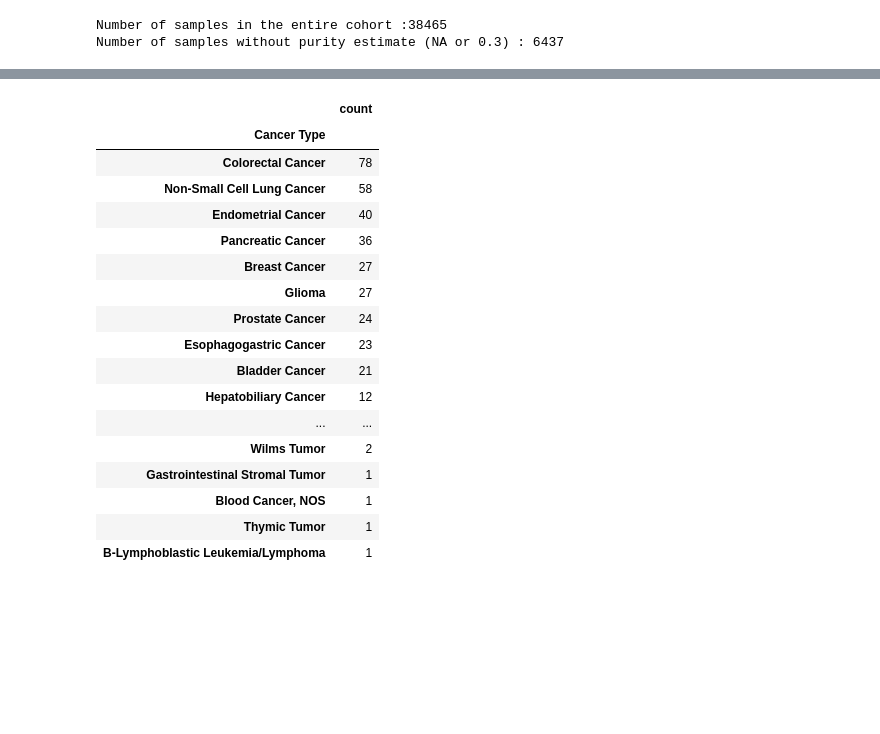
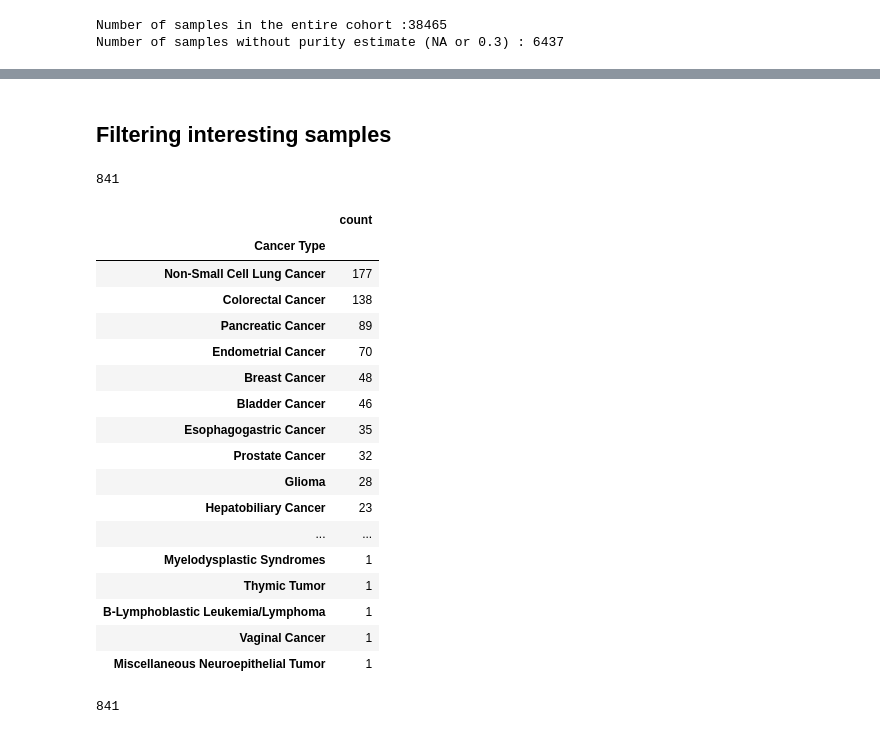
Before and after one commit to emilecohen/mskimpact_tp53_exploration, a Jupyter notebook: analysis/dataframe_generation/missing_samples_analysis/missing_samples_discovery.ipynb, the cells around one changed output, grey strips where cells are left out. Cells and saved outputs as stored; diff of their text form; code cells hidden in the pictures; blank space fills up the shorter version.

```diff
--- a/analysis/dataframe_generation/missing_samples_analysis/missing_samples_discovery.ipynb
+++ b/analysis/dataframe_generation/missing_samples_analysis/missing_samples_discovery.ipynb
@@ -81,0 +80,5 @@ Number of NA purity samples with a TP53 mutation and vaf>0.15: 427
+# %%
+max_vafs = []
+for sample in list(set(maf_cohort_na.Tumor_Sample_Barcode)):
+    sample_1 = maf_cohort[maf_cohort['Tumor_Sample_Barcode'] == sample]
+    max_vafs.append(max(sample_1.t_var_freq))
@@ -81,0 +87,5 @@ Number of NA purity samples with a TP53 mutation and vaf>0.15: 427
+# %%
+tp53_max_vafs = []
+for sample in list(set(maf_cohort_na_tp53.Tumor_Sample_Barcode)):
+    sample_1 = maf_cohort[maf_cohort['Tumor_Sample_Barcode'] == sample]
+    tp53_max_vafs.append(max(sample_1.t_var_freq))
@@ -82,25 +100,35 @@ Number of NA purity samples with a TP53 mutation and vaf>0.15: 427
+# %% [markdown]
+## Filtering interesting samples
+# %%
+samples_maxvaf=[]
+for sample in list(set(maf_cohort_na_tp53.Tumor_Sample_Barcode)):
+    sample_1 = maf_cohort[maf_cohort['Tumor_Sample_Barcode'] == sample]
+    if max(sample_1.t_var_freq)>0.15:
+        samples_maxvaf.append(sample)
+# %%
+len(samples_maxvaf)
+# %% [output]
+841
 # %%
-# Distribution of cancer for the 427 targeted samples
-samples = list(set(maf_cohort_na_tp53_vaf.Tumor_Sample_Barcode))
-# we load clinical data from CBioPortal
+# we load clinical data from CBioPortal and take a look to the cancer type involvded
 clinical_data = pd.read_csv(data_path + 'cbioportal/raw/mskimpact_clinical_data-2.tsv', sep= '\t')
-get_groupby(clinical_data[clinical_data['Sample ID'].isin(samples)], 'Cancer Type', 'count').sort_values(by='count', ascending=False)
+get_groupby(clinical_data[clinical_data['Sample ID'].isin(samples_maxvaf)], 'Cancer Type', 'count').sort_values(by='count', ascending=False)
 # %% [output]
 |  | count |
 | Cancer Type |  |
-| Colorectal Cancer | 78 |
-| Non-Small Cell Lung Cancer | 58 |
-| Endometrial Cancer | 40 |
-| Pancreatic Cancer | 36 |
-| Breast Cancer | 27 |
-| Glioma | 27 |
-| Prostate Cancer | 24 |
-| Esophagogastric Cancer | 23 |
-| Bladder Cancer | 21 |
-| Hepatobiliary Cancer | 12 |
+| Non-Small Cell Lung Cancer | 177 |
+| Colorectal Cancer | 138 |
+| Pancreatic Cancer | 89 |
+| Endometrial Cancer | 70 |
+| Breast Cancer | 48 |
+| Bladder Cancer | 46 |
+| Esophagogastric Cancer | 35 |
+| Prostate Cancer | 32 |
+| Glioma | 28 |
+| Hepatobiliary Cancer | 23 |
 | ... | ... |
-| Wilms Tumor | 2 |
-| Gastrointestinal Stromal Tumor | 1 |
-| Blood Cancer, NOS | 1 |
+| Myelodysplastic Syndromes | 1 |
 | Thymic Tumor | 1 |
 | B-Lymphoblastic Leukemia/Lymphoma | 1 |
+| Vaginal Cancer | 1 |
+| Miscellaneous Neuroepithelial Tumor | 1 |
@@ -106,0 +144,4 @@ get_groupby(clinical_data[clinical_data['Sample ID'].isin(samples)], 'Cancer Typ
+# %%
+len(set(mutations_filtered.sampleId))
+# %% [output]
+841
```
Also changed, not shown: parts of 9 cells of this notebook, 1 other file.
